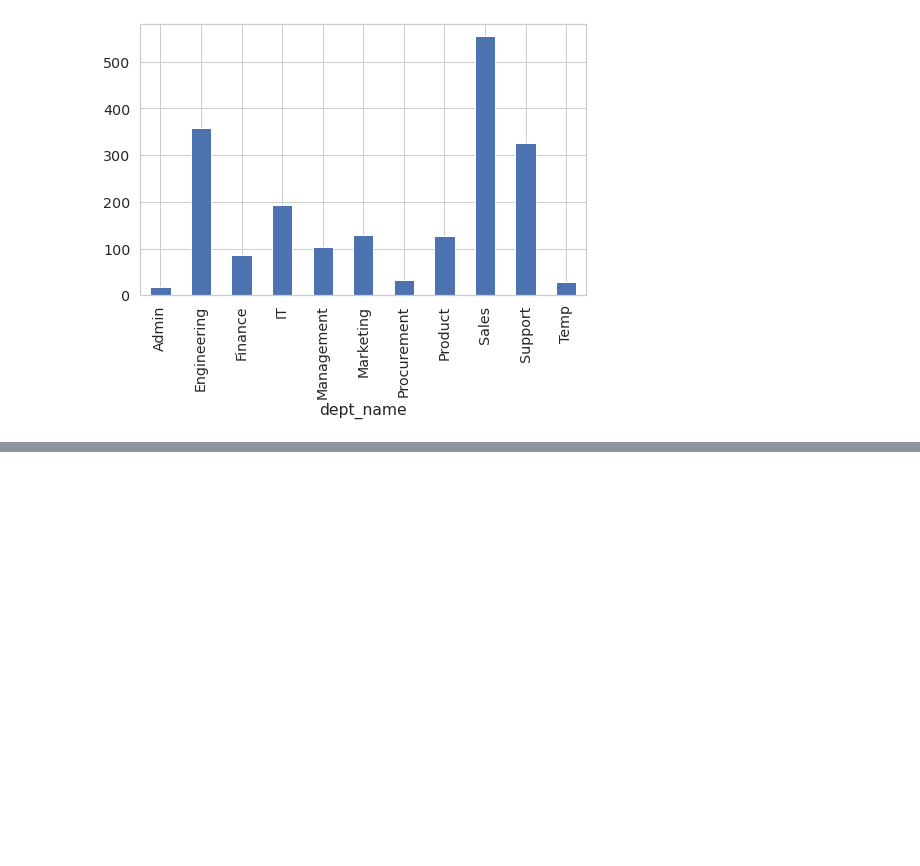
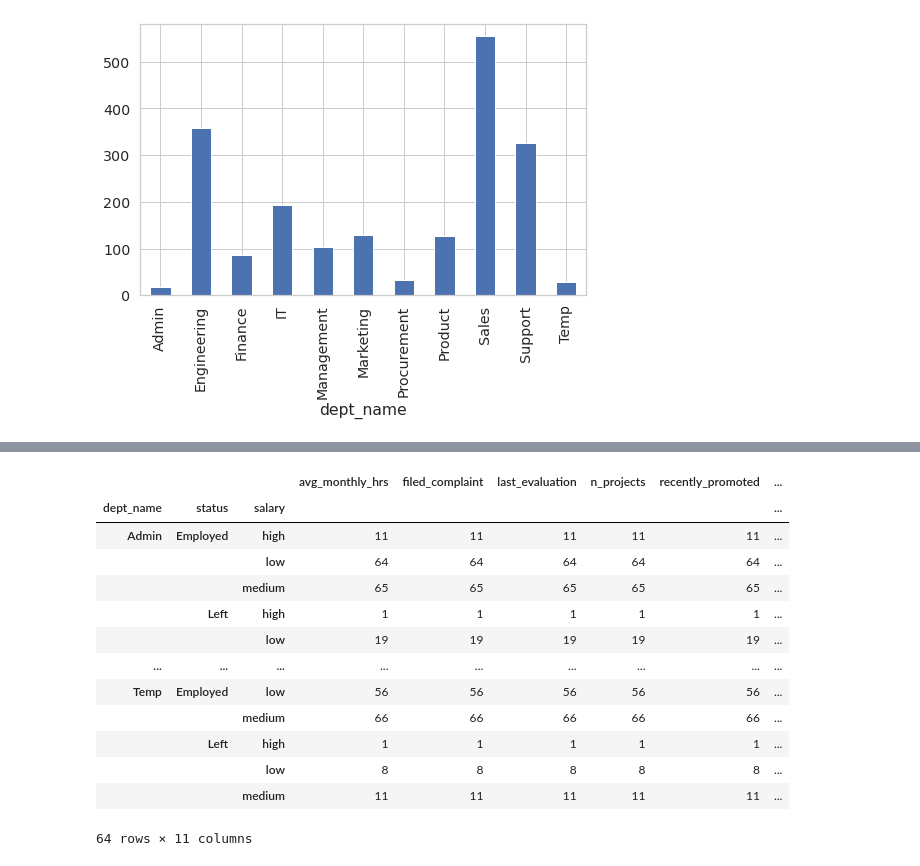
Before and after one commit to PKohli876/Capstone-ML-1008, a Jupyter notebook: 1008_GCD_capstone.ipynb, the cells around one changed output, grey strips where cells are left out. Cells and saved outputs as stored; diff of their text form; code cells hidden in the pictures; blank space fills up the shorter version.

```diff
--- a/1008_GCD_capstone.ipynb
+++ b/1008_GCD_capstone.ipynb
@@ -421,0 +429,24 @@ plt.show()
+# %%
+#merged_df.groupby(["dept_name"]).count()["status"].plot.bar(stacked = True, figsize =(8,5))
+#df = pd.DataFrame({'status': merged_df.groupby(["dept_name", "status"]).count()[0],
+                   #'salary': merged_df.groupby(["dept_name", "salary"]).count()[0]}, index= merged_df["dept_name"].unique())
+#df.plot.barh(rot=0)
+#merged_df
+merged_df.groupby(["dept_name", "status", "salary"]).count()#["satisfaction"]#.plot.bar(stacked = True, figsize =(8,5))
+#merged_df.groupby(["dept_name", "status", "salary"]).count().plot.bar(stacked = True, figsize =(8,5))
+#merged_df.groupby(["dept_name"]).count()["status"].plot.bar(stacked = True, figsize =(8,5))
+# %% [output]
+|  |  |  | avg_monthly_hrs | filed_complaint | last_evaluation | n_projects | recently_promoted | ... |
+| dept_name | status | salary |  |  |  |  |  | ... |
+| Admin | Employed | high | 11 | 11 | 11 | 11 | 11 | ... |
+|  |  | low | 64 | 64 | 64 | 64 | 64 | ... |
+|  |  | medium | 65 | 65 | 65 | 65 | 65 | ... |
+|  | Left | high | 1 | 1 | 1 | 1 | 1 | ... |
+|  |  | low | 19 | 19 | 19 | 19 | 19 | ... |
+| ... | ... | ... | ... | ... | ... | ... | ... | ... |
+| Temp | Employed | low | 56 | 56 | 56 | 56 | 56 | ... |
+|  |  | medium | 66 | 66 | 66 | 66 | 66 | ... |
+|  | Left | high | 1 | 1 | 1 | 1 | 1 | ... |
+|  |  | low | 8 | 8 | 8 | 8 | 8 | ... |
+|  |  | medium | 11 | 11 | 11 | 11 | 11 | ... |
+64 rows × 11 columns
```
Also changed, not shown: parts of 7 cells of this notebook.
